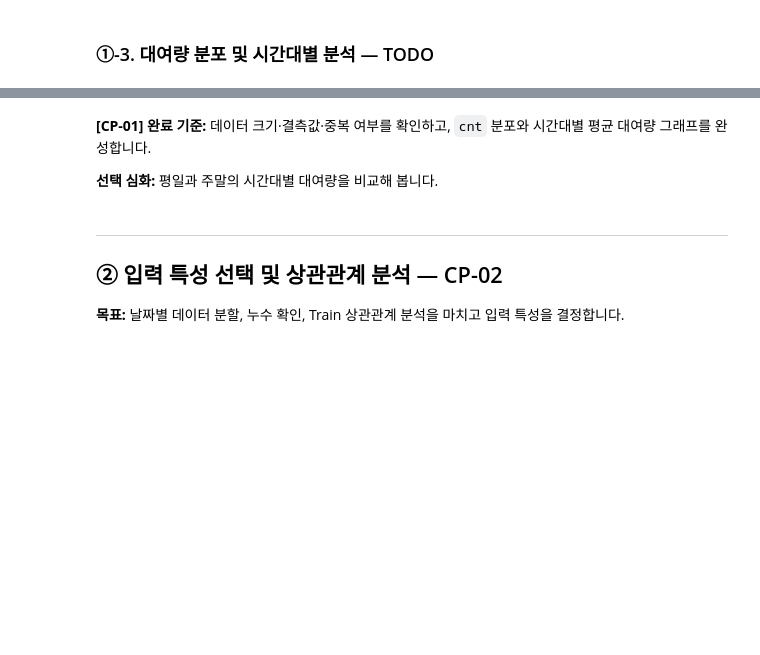
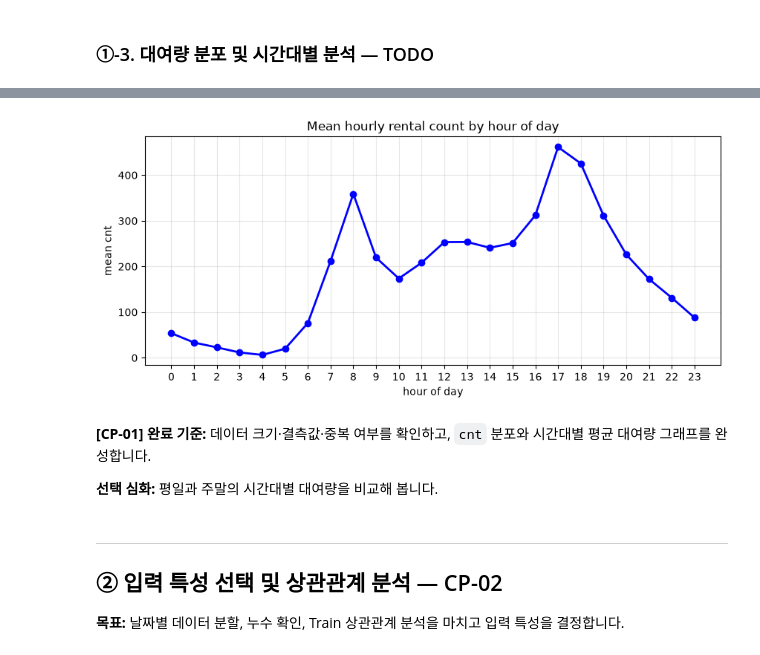
Before and after one commit to Terence20t/ai-mini-project, a Jupyter notebook: mini-project-01/code/01_regression_bike_demand.ipynb, the cells around one changed output, grey strips where cells are left out. Cells and saved outputs as stored; diff of their text form; code cells hidden in the pictures; blank space fills up the shorter version.

```diff
--- a/mini-project-01/code/01_regression_bike_demand.ipynb
+++ b/mini-project-01/code/01_regression_bike_demand.ipynb
@@ -49,6 +155,8 @@ print("데이터 로딩 완료")
 # %%
 # TODO 1-5. 시간대(hr)별 평균 대여량을 계산합니다.
 # 힌트: groupby("hr")["cnt"].mean()
-hourly_mean = ...
 
+hourly_mean = df.groupby('hr')['cnt'].mean()
+
+print("=== 시간대별 평균 대여량 ===")
 print(hourly_mean)
@@ -55,17 +181,20 @@ print(hourly_mean)
 # %%
 # [공통] 그래프 기본 설정
 plt.figure(figsize=(10, 4))
 
 # TODO 1-6. 시간대별 평균 대여량 선 그래프를 그립니다.
 # 힌트: plt.plot(hourly_mean.index, hourly_mean.values, marker="o")
-...
+
+plt.plot(hourly_mean.index, hourly_mean.values, marker='o', color='blue', linewidth=2)
 
 plt.xticks(range(0, 24))
 plt.xlabel("hour of day")
 plt.ylabel("mean cnt")
 plt.title("Mean hourly rental count by hour of day")
 plt.grid(alpha=0.3)
 plt.show()
+# %% [output]
+[figure, added]
 # %% [markdown]
 **[CP-01] 완료 기준:** 데이터 크기·결측값·중복 여부를 확인하고, `cnt` 분포와 시간대별 평균 대여량 그래프를 완성합니다.
 
```
Also changed, not shown: parts of 8 cells of this notebook.
